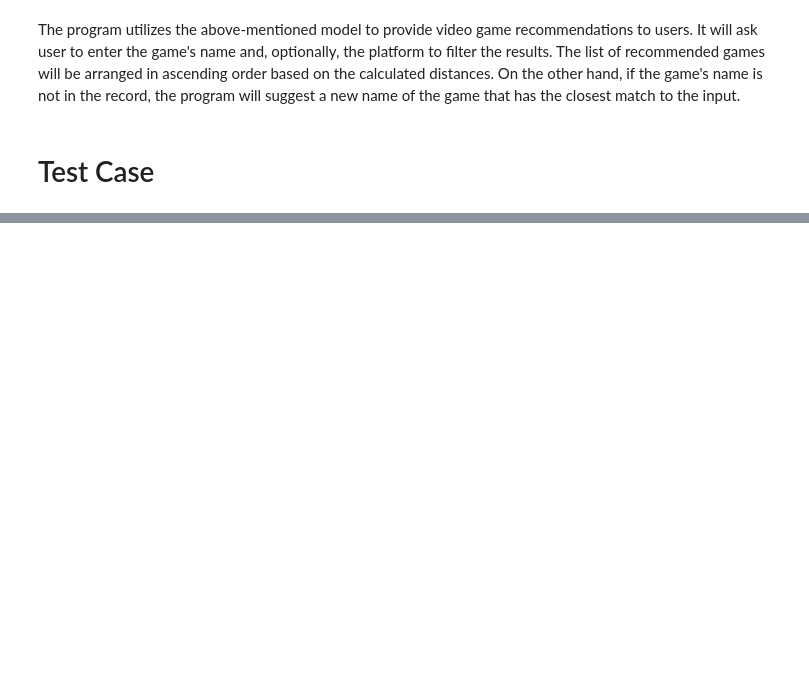
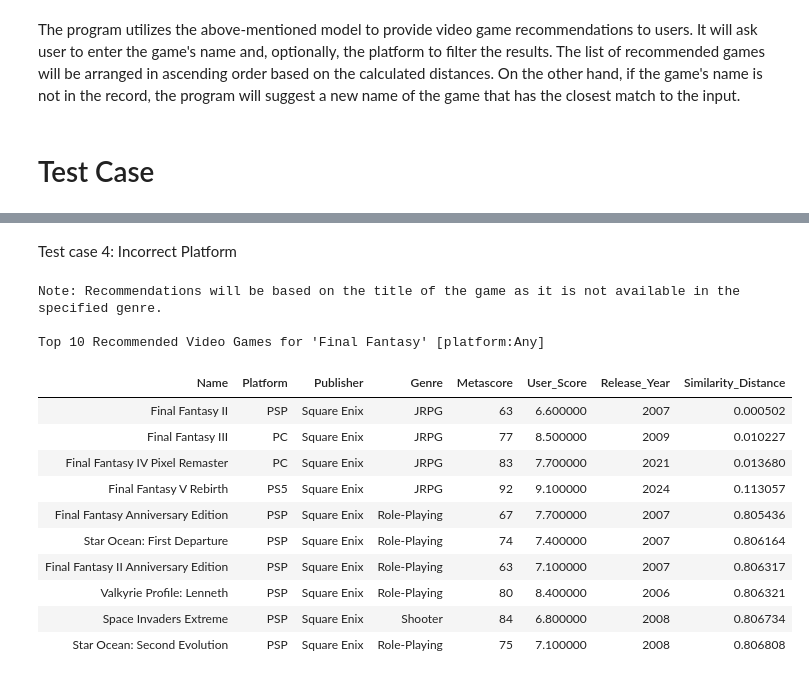
Before and after one commit to Ryuko-Ryukai/ML2, a Jupyter notebook: video_games_recommendation_system.ipynb, the cells around one changed output, grey strips where cells are left out. Cells and saved outputs as stored; diff of their text form; code cells hidden in the pictures; blank space fills up the shorter version.

```diff
--- a/video_games_recommendation_system.ipynb
+++ b/video_games_recommendation_system.ipynb
@@ -450,0 +509,19 @@ Top 10 Recommended Video Games for 'NieR: Automata' [platform:PC]
+# %% [markdown]
+Test case 4: Incorrect Platform
+# %%
+VideoGameRecommender('Platform', 'Final Fantasy', 'PC')
+# %% [output]
+Note: Recommendations will be based on the title of the game as it is not available in the specified genre.
+
+Top 10 Recommended Video Games for 'Final Fantasy' [platform:Any]
+| Name | Platform | Publisher | Genre | Metascore | User_Score | Release_Year | Similarity_Distance |
+| Final Fantasy II | PSP | Square Enix | JRPG | 63 | 6.600000 | 2007 | 0.000502 |
+| Final Fantasy III | PC | Square Enix | JRPG | 77 | 8.500000 | 2009 | 0.010227 |
+| Final Fantasy IV Pixel Remaster | PC | Square Enix | JRPG | 83 | 7.700000 | 2021 | 0.013680 |
+| Final Fantasy V Rebirth | PS5 | Square Enix | JRPG | 92 | 9.100000 | 2024 | 0.113057 |
+| Final Fantasy Anniversary Edition | PSP | Square Enix | Role-Playing | 67 | 7.700000 | 2007 | 0.805436 |
+| Star Ocean: First Departure | PSP | Square Enix | Role-Playing | 74 | 7.400000 | 2007 | 0.806164 |
+| Final Fantasy II Anniversary Edition | PSP | Square Enix | Role-Playing | 63 | 7.100000 | 2007 | 0.806317 |
+| Valkyrie Profile: Lenneth | PSP | Square Enix | Role-Playing | 80 | 8.400000 | 2006 | 0.806321 |
+| Space Invaders Extreme | PSP | Square Enix | Shooter | 84 | 6.800000 | 2008 | 0.806734 |
+| Star Ocean: Second Evolution | PSP | Square Enix | Role-Playing | 75 | 7.100000 | 2008 | 0.806808 |
```
Also changed, not shown: parts of 12 cells of this notebook.
